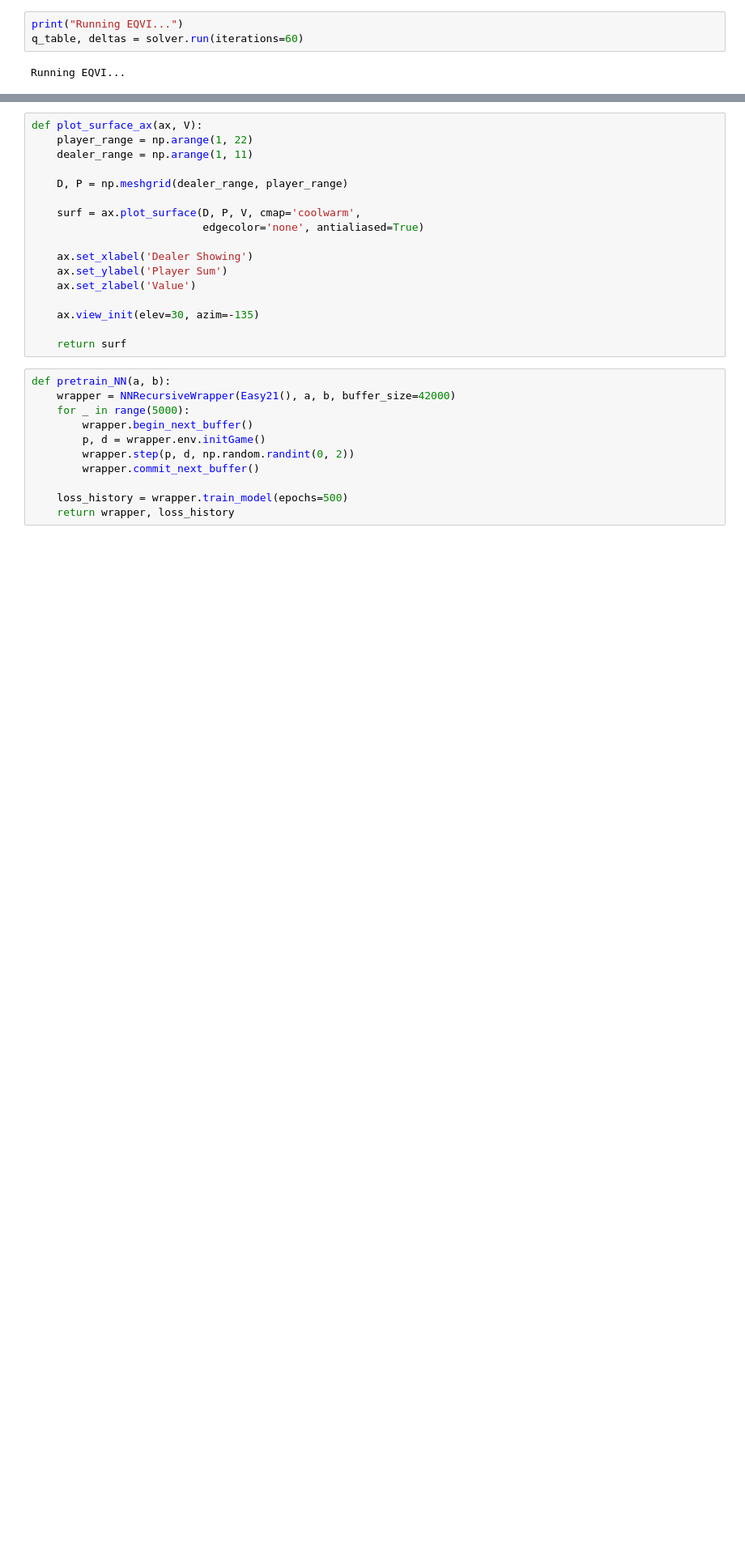
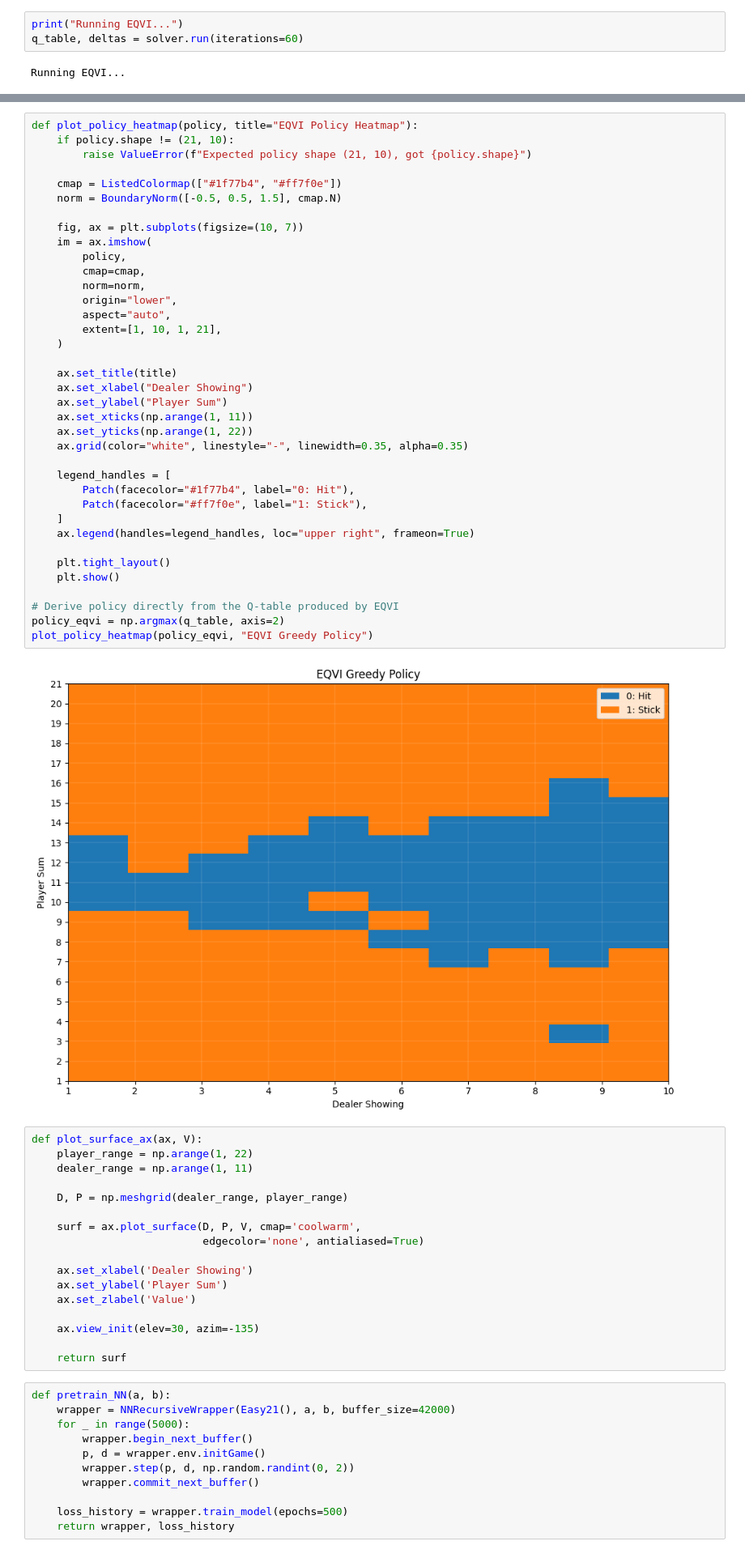
Before and after one commit to Sakii0912/Deep_RL_Experiments, a Jupyter notebook: Empirical_Learning/empirical_qvi.ipynb, the cells around one changed output, grey strips where cells are left out. Shown at 81% size. Drawn from its saved outputs; the diff is of its cells as text; blank space fills up the shorter version.

```diff
--- a/Empirical_Learning/empirical_qvi.ipynb
+++ b/Empirical_Learning/empirical_qvi.ipynb
@@ -47,3 +49,42 @@ plot_value_function(v_function, "Optimal Value Function via EQVI")
+# %%
+def plot_policy_heatmap(policy, title="EQVI Policy Heatmap"):
+    if policy.shape != (21, 10):
+        raise ValueError(f"Expected policy shape (21, 10), got {policy.shape}")
+
+    cmap = ListedColormap(["#1f77b4", "#ff7f0e"])
+    norm = BoundaryNorm([-0.5, 0.5, 1.5], cmap.N)
+
+    fig, ax = plt.subplots(figsize=(10, 7))
+    im = ax.imshow(
+        policy,
+        cmap=cmap,
+        norm=norm,
+        origin="lower",
+        aspect="auto",
+        extent=[1, 10, 1, 21],
+    )
+
+    ax.set_title(title)
+    ax.set_xlabel("Dealer Showing")
+    ax.set_ylabel("Player Sum")
+    ax.set_xticks(np.arange(1, 11))
+    ax.set_yticks(np.arange(1, 22))
+    ax.grid(color="white", linestyle="-", linewidth=0.35, alpha=0.35)
+
+    legend_handles = [
+        Patch(facecolor="#1f77b4", label="0: Hit"),
+        Patch(facecolor="#ff7f0e", label="1: Stick"),
+    ]
+    ax.legend(handles=legend_handles, loc="upper right", frameon=True)
+
+    plt.tight_layout()
+    plt.show()
+
+# Derive policy directly from the Q-table produced by EQVI
+policy_eqvi = np.argmax(q_table, axis=2)
+plot_policy_heatmap(policy_eqvi, "EQVI Greedy Policy")
+# %% [output]
+[figure, added]
 # %%
 def plot_surface_ax(ax, V):
     player_range = np.arange(1, 22)
```
Also changed, not shown: parts of 9 cells of this notebook, 1 other file.
